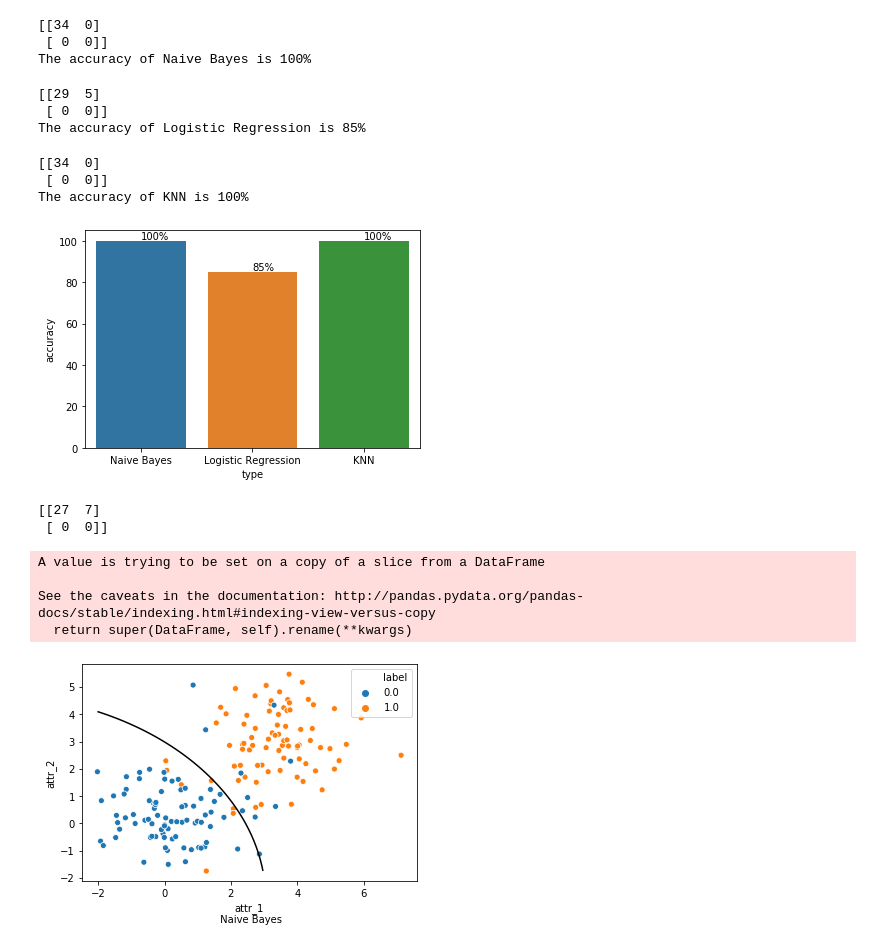
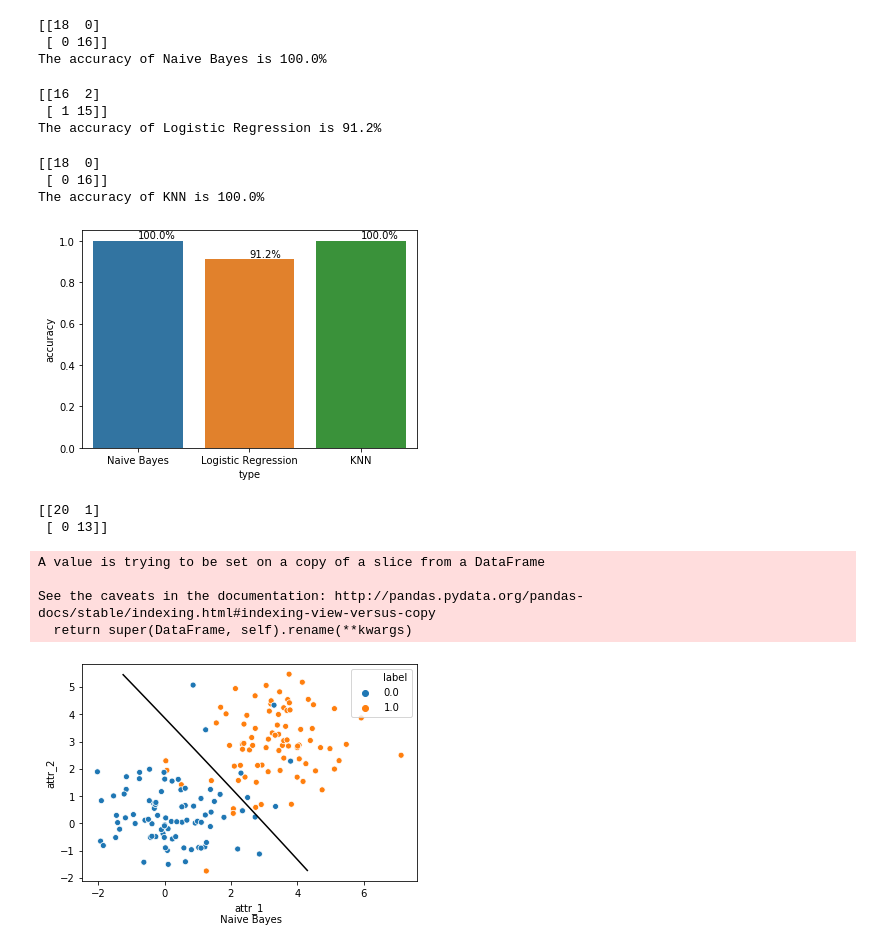
Before and after one commit to woodyzc/ISYE6740, a Jupyter notebook: HW4/homework4/Untitled.ipynb, the cells around one changed output. Cells and saved outputs as stored; diff of their text form; code cells hidden in the pictures.

```diff
--- a/HW4/homework4/Untitled.ipynb
+++ b/HW4/homework4/Untitled.ipynb
@@ -16,66 +16,70 @@ os.getcwd()
 # %%
 # read in data
+np.random.seed(86)
 data = pd.read_csv('q3.csv',header = None)
 
 # split original data to training and testing sets
-X_train, X_test, y_train, y_test = train_test_split(data.iloc[:,0:-1], data.iloc[:,-1], test_size=0.2,shuffle=False)
+X_train, X_test, y_train, y_test = train_test_split(data.iloc[:,0:-1], data.iloc[:,-1], test_size=0.2,shuffle=True)
 
 # navie bayes with GaussianNB
 bayes = GaussianNB()
 bayes.fit(X_train, y_train)
 prediction = bayes.predict(X_test)
 result = confusion_matrix(y_true=y_test, y_pred=prediction, labels=[0,1])
+accuracy_NB = np.sum(np.diagonal(result))/np.sum(result)
 print (result)
-print ("The accuracy of Naive Bayes is 100%")
+print ("The accuracy of Naive Bayes is "+str(round(accuracy_NB,3)*100)+"%")
 # %% [output]
-[[34  0]
- [ 0  0]]
-The accuracy of Naive Bayes is 100%
+[[18  0]
+ [ 0 16]]
+The accuracy of Naive Bayes is 100.0%
 # %%
 # logistic regression
 logit = LR()
 logit.fit(X_train, y_train)
 prediction = logit.predict(X_test)
 result = confusion_matrix(y_true=y_test, y_pred=prediction, labels=[0,1])
+accuracy_LR = np.sum(np.diagonal(result))/np.sum(result)
 print (result)
-print ("The accuracy of Logistic Regression is 85%")
+print ("The accuracy of Logistic Regression is "+str(round(accuracy_LR,3)*100)+"%")
 # %% [output]
-[[29  5]
- [ 0  0]]
-The accuracy of Logistic Regression is 85%
+[[16  2]
+ [ 1 15]]
+The accuracy of Logistic Regression is 91.2%
 # %%
 # KNN
 KNN = knn()
 KNN.fit(X_train, y_train)
 prediction = KNN.predict(X_test)
 result = confusion_matrix(y_true=y_test, y_pred=prediction, labels=[0,1])
+accuracy_KNN = np.sum(np.diagonal(result))/np.sum(result)
 print (result)
-print ("The accuracy of KNN is 100%")
+print ("The accuracy of KNN is "+str(round(accuracy_KNN,3)*100)+"%")
 # %% [output]
-[[34  0]
- [ 0  0]]
-The accuracy of KNN is 100%
+[[18  0]
+ [ 0 16]]
+The accuracy of KNN is 100.0%
 # %%
 x=[1,2,3]
-y=[100,85,100]
+y=[accuracy_NB,accuracy_LR,accuracy_KNN]
 data = pd.DataFrame(np.array([x,y]).T)
 data.rename(columns={0:"type",1:"accuracy"},inplace=True)
 data["type"] = data["type"].astype('category')
 
 p1 = sns.barplot(x="type", y="accuracy", data=data)
 for index, row in data.iterrows():
-    p1.text(row.type-1,row.accuracy+0.6,str(row.accuracy)+"%")
+    p1.text(row.type-1,row.accuracy+0.01,str(round(row.accuracy,3)*100)+"%")
 p1.set(xticklabels=['Naive Bayes','Logistic Regression', 'KNN'])
 plt.show()
 # %% [output]
-[figure, old version]
+[figure, new version]
 # %%
 # read in data
 data = pd.read_csv('q3.csv',header = None)
 data_sub = data.iloc[:,[0,1,-1]]
 data_sub.rename(columns={0:'attr_1',1:'attr_2',54:'label'},inplace =True)
 # split original data to training and testing sets
-X_train, X_test, y_train, y_test = train_test_split(data.iloc[:,0:2], data.iloc[:,-1], test_size=0.2,shuffle=False)
+X_train, X_test, y_train, y_test = train_test_split(data.iloc[:,0:2], data.iloc[:,-1], test_size=0.2,shuffle=True)
 
 # navie bayes with GaussianNB
 bayes = GaussianNB()
@@ -101,13 +105,13 @@ p1.set_ylabel('attr_2')
 
 plt.show()
 # %% [output]
-[[27  7]
- [ 0  0]]
+[[20  1]
+ [ 0 13]]
 A value is trying to be set on a copy of a slice from a DataFrame
 
 See the caveats in the documentation: http://pandas.pydata.org/pandas-docs/stable/indexing.html#indexing-view-versus-copy
   return super(DataFrame, self).rename(**kwargs)
-[figure, old version]
+[figure, new version]
 # %%
 logit = LR()
 logit.fit(X_train, y_train)
```
Also changed, not shown: parts of 8 cells of this notebook, 3 other files.
